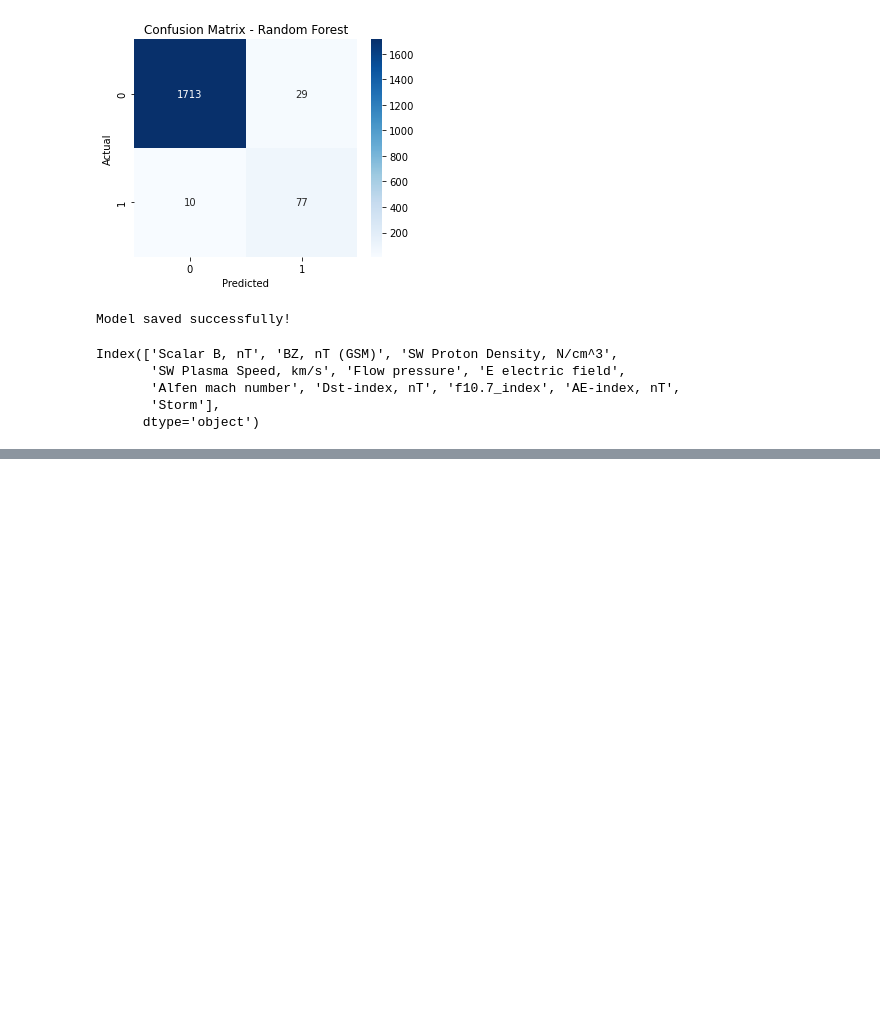
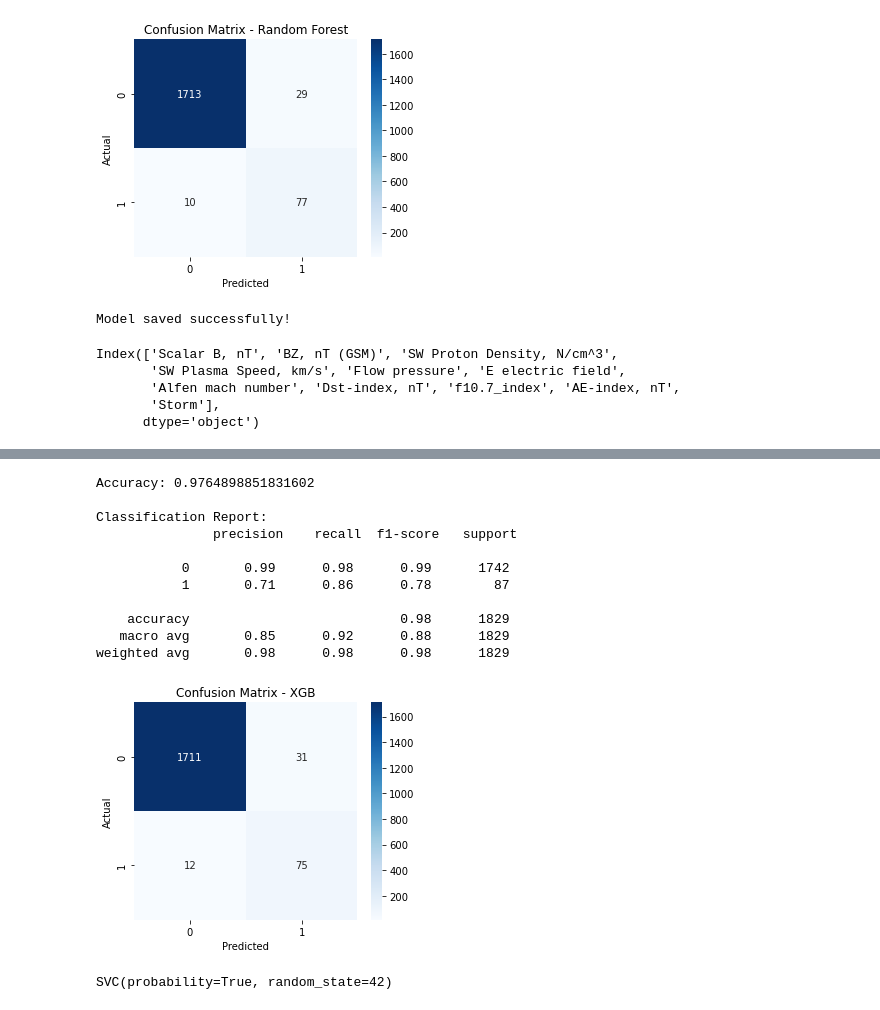
Before and after one commit to pranjalsinha1205/SolarStormPrediction, a Jupyter notebook: notebooks/SolarStormPredictionNotebook.ipynb, the cells around one changed output, grey strips where cells are left out. Cells and saved outputs as stored; diff of their text form; code cells hidden in the pictures; blank space fills up the shorter version.

Commit message:
initial commit

```diff
--- a/notebooks/SolarStormPredictionNotebook.ipynb
+++ b/notebooks/SolarStormPredictionNotebook.ipynb
@@ -386,0 +426,8 @@ Index(['Scalar B, nT', 'BZ, nT (GSM)', 'SW Proton Density, N/cm^3',
+# %%
+from xgboost import XGBClassifier
+
+# Initialize model
+xgb = XGBClassifier(n_estimators=200, max_depth=6, learning_rate=0.1, random_state=42)
+
+# Train model
+xgb.fit(X_train_resampled, y_train_resampled)
@@ -386,0 +446,36 @@ Index(['Scalar B, nT', 'BZ, nT (GSM)', 'SW Proton Density, N/cm^3',
+# %%
+y_pred = xgb.predict(X_test)
+
+# Print Accuracy & Classification Report
+print("Accuracy:", accuracy_score(y_test, y_pred))
+print("\nClassification Report:\n", classification_report(y_test, y_pred))
+
+plt.figure(figsize=(5,4))
+sns.heatmap(confusion_matrix(y_test, y_pred), annot=True, fmt="d", cmap="Blues")
+plt.xlabel("Predicted")
+plt.ylabel("Actual")
+plt.title("Confusion Matrix - XGB")
+plt.show()
+# %% [output]
+Accuracy: 0.9764898851831602
+
+Classification Report:
+               precision    recall  f1-score   support
+
+           0       0.99      0.98      0.99      1742
+           1       0.71      0.86      0.78        87
+
+    accuracy                           0.98      1829
+   macro avg       0.85      0.92      0.88      1829
+weighted avg       0.98      0.98      0.98      1829
+[figure, added]
+# %%
+from sklearn.svm import SVC
+
+# Initialize model
+svm = SVC(kernel="rbf", probability=True, random_state=42)
+
+# Train model
+svm.fit(X_train_resampled, y_train_resampled)
+# %% [output]
+SVC(probability=True, random_state=42)
```
Also changed, not shown: parts of 5 cells of this notebook, 9 other files.
